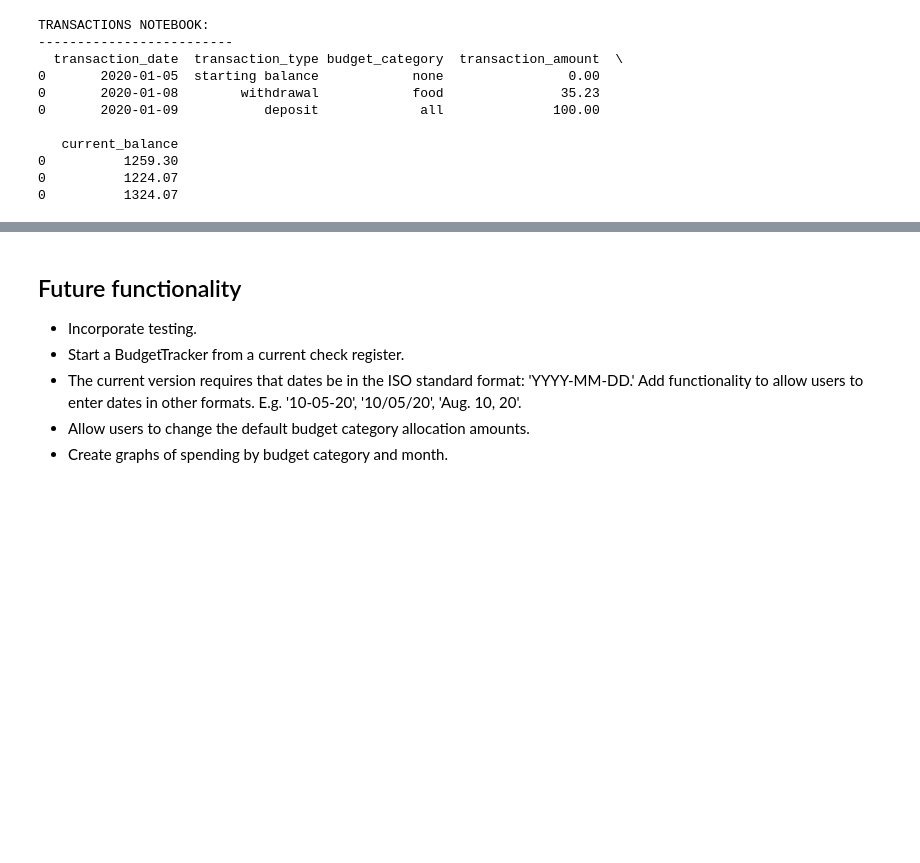
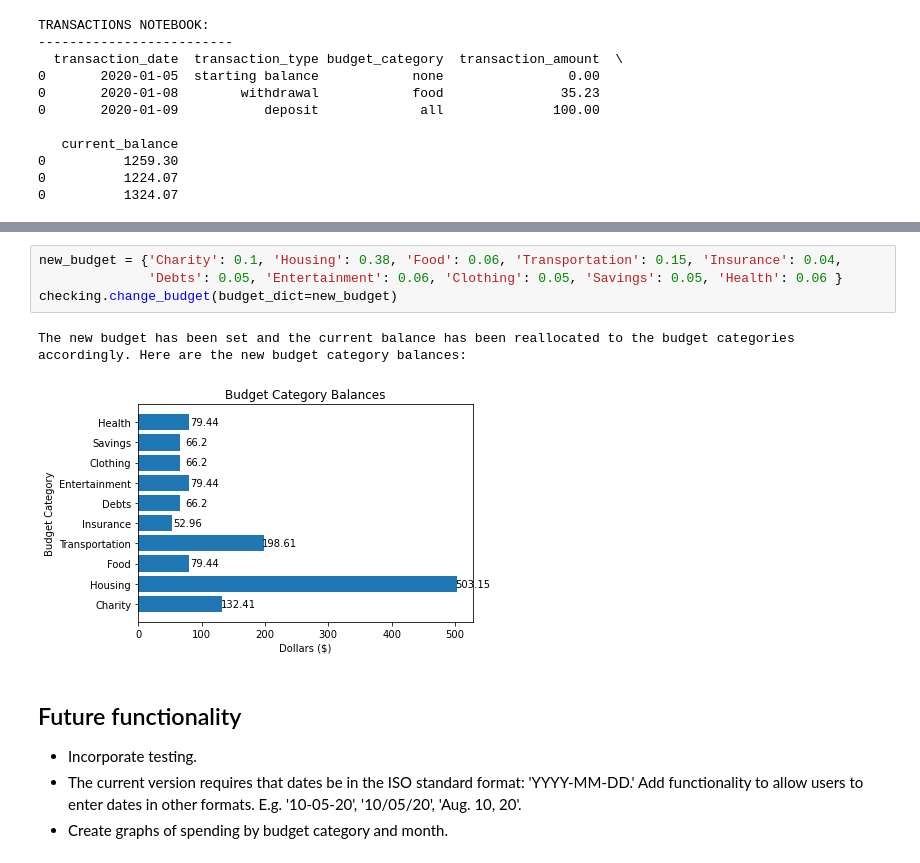
Before and after one commit to stephaniereinders/BudgetTracker, a Jupyter notebook: README.ipynb, the cells around one changed output, grey strips where cells are left out. Saved outputs shown, nothing was run; the diff lists cells and outputs as text; blank space fills up the shorter version.

Commit message:
Add functionality so that users can change the default budget categories and allocations.

```diff
--- a/README.ipynb
+++ b/README.ipynb
@@ -105,7 +112,12 @@ TRANSACTIONS NOTEBOOK:
+# %%
+new_budget = {'Charity': 0.1, 'Housing': 0.38, 'Food': 0.06, 'Transportation': 0.15, 'Insurance': 0.04,
+              'Debts': 0.05, 'Entertainment': 0.06, 'Clothing': 0.05, 'Savings': 0.05, 'Health': 0.06 }
+checking.change_budget(budget_dict=new_budget)
+# %% [output]
+The new budget has been set and the current balance has been reallocated to the budget categories accordingly. Here are the new budget category balances:
+[figure, added]
 # %% [markdown]
 ## Future functionality
 - Incorporate testing.
-- Start a BudgetTracker from a current check register.
 - The current version requires that dates be in the ISO standard format: 'YYYY-MM-DD.' Add functionality to allow users to enter dates in other formats. E.g. '10-05-20', '10/05/20', 'Aug. 10, 20'.
-- Allow users to change the default budget category allocation amounts.
 - Create graphs of spending by budget category and month.
```
Also changed, not shown: parts of 6 cells of this notebook, 12 other files.
